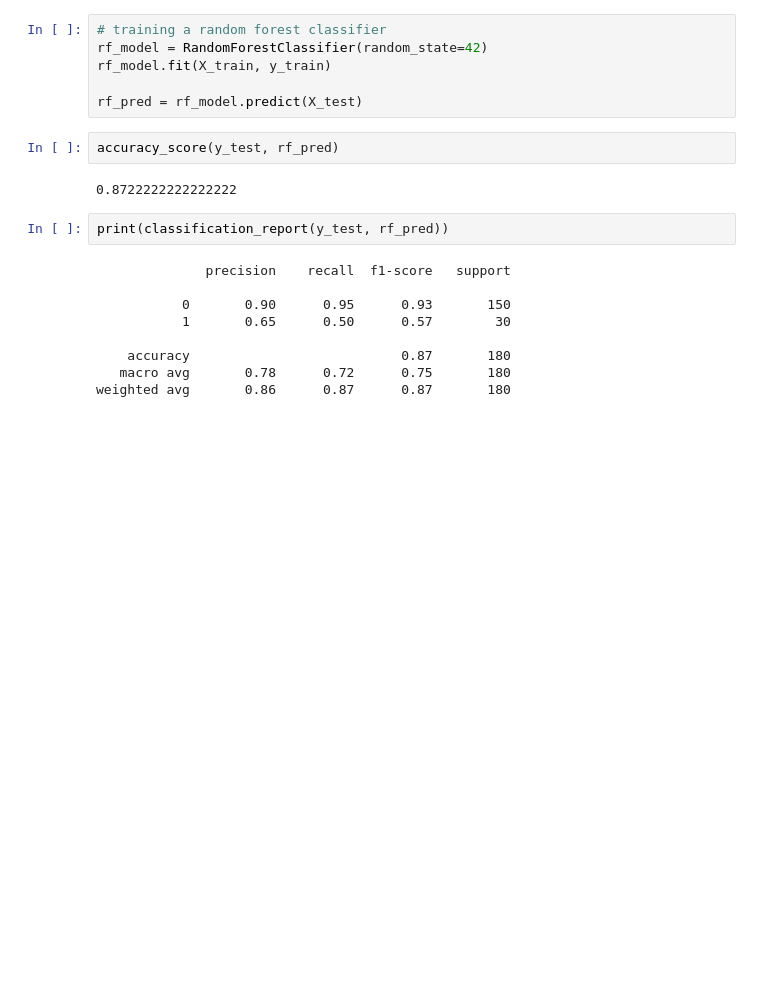
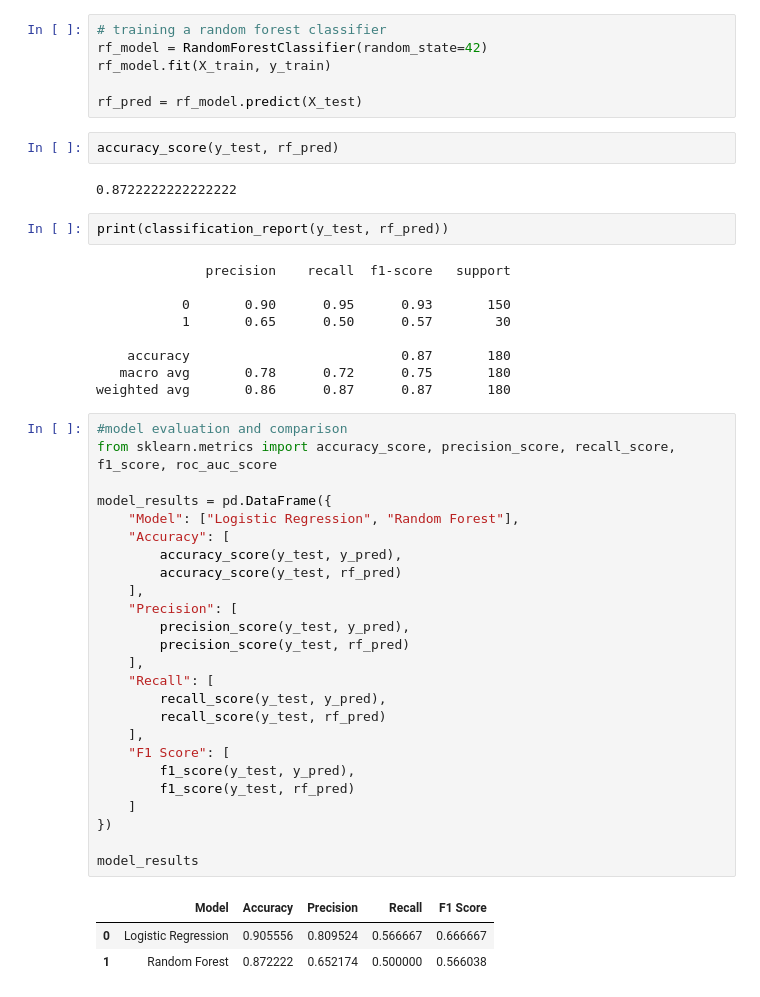
Before and after one commit to TharushiKarunarathne/Customer-Churn-Risk-Analysis-and-Prediction, a Jupyter notebook: notebooks/churn_analysis.ipynb, the cells around one changed output. Cells and saved outputs as stored; diff of their text form; blank space fills up the shorter version.

```diff
--- a/notebooks/churn_analysis.ipynb
+++ b/notebooks/churn_analysis.ipynb
@@ -284,3 +284,32 @@ print(classification_report(y_test, rf_pred))
     accuracy                           0.87       180
    macro avg       0.78      0.72      0.75       180
 weighted avg       0.86      0.87      0.87       180
+# %%
+#model evaluation and comparison
+from sklearn.metrics import accuracy_score, precision_score, recall_score, f1_score, roc_auc_score
+
+model_results = pd.DataFrame({
+    "Model": ["Logistic Regression", "Random Forest"],
+    "Accuracy": [
+        accuracy_score(y_test, y_pred),
+        accuracy_score(y_test, rf_pred)
+    ],
+    "Precision": [
+        precision_score(y_test, y_pred),
+        precision_score(y_test, rf_pred)
+    ],
+    "Recall": [
+        recall_score(y_test, y_pred),
+        recall_score(y_test, rf_pred)
+    ],
+    "F1 Score": [
+        f1_score(y_test, y_pred),
+        f1_score(y_test, rf_pred)
+    ]
+})
+
+model_results
+# %% [output]
+|  | Model | Accuracy | Precision | Recall | F1 Score |
+| 0 | Logistic Regression | 0.905556 | 0.809524 | 0.566667 | 0.666667 |
+| 1 | Random Forest | 0.872222 | 0.652174 | 0.500000 | 0.566038 |
```
Also changed, not shown: parts of 6 cells of this notebook, 1 other file.
